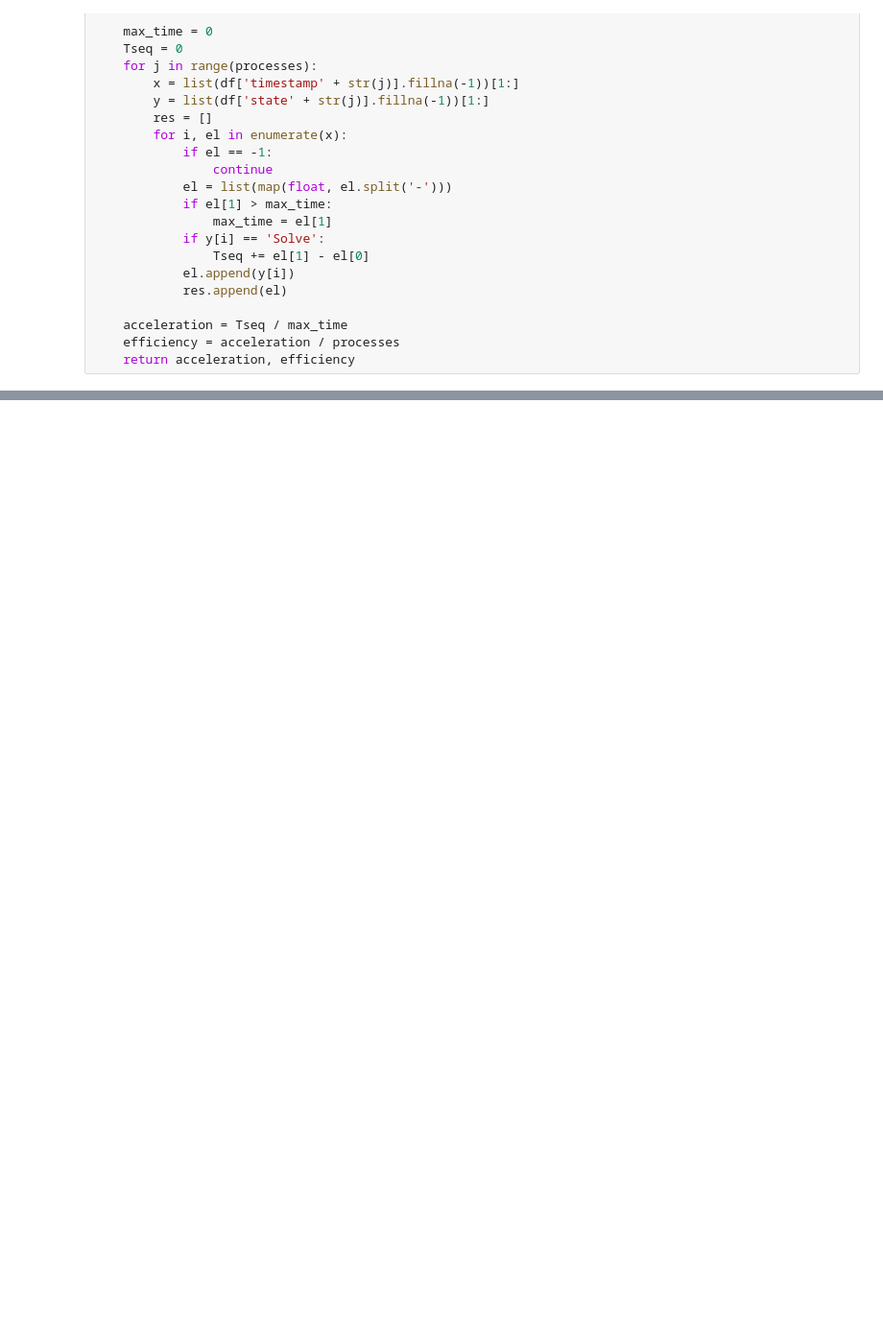
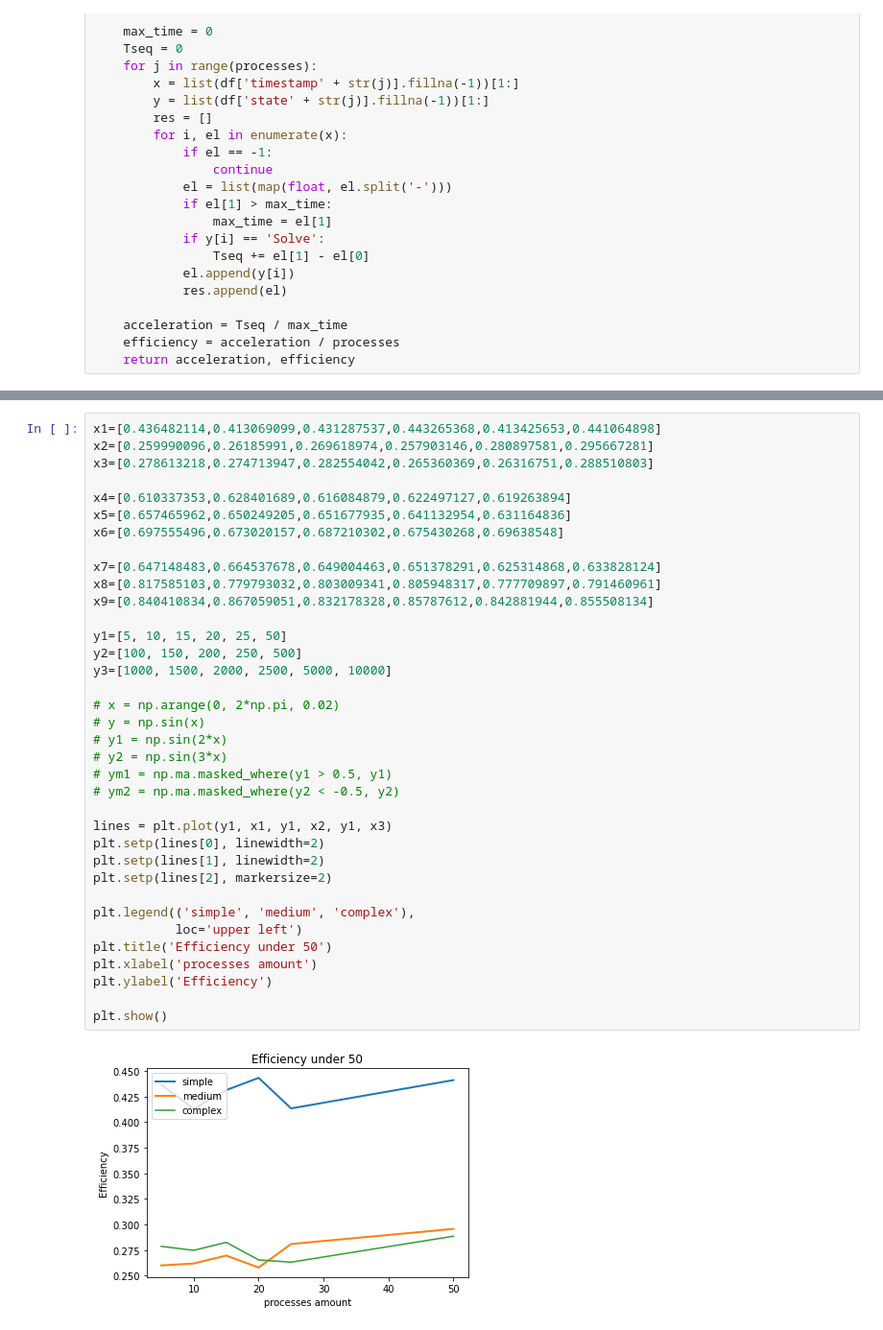
Before and after one commit to amonin7/HSECourseWork, a Jupyter notebook: Visualization.ipynb, the cells around one changed output, grey strips where cells are left out. Shown at 96% size. Saved outputs shown, nothing was run; the diff lists cells and outputs as text; blank space fills up the shorter version.

```diff
--- a/Visualization.ipynb
+++ b/Visualization.ipynb
@@ -145,0 +140,38 @@ Efficiency: 0.5562768100317518
+# %%
+x1=[0.436482114,0.413069099,0.431287537,0.443265368,0.413425653,0.441064898]
+x2=[0.259990096,0.26185991,0.269618974,0.257903146,0.280897581,0.295667281]
+x3=[0.278613218,0.274713947,0.282554042,0.265360369,0.26316751,0.288510803]
+
+x4=[0.610337353,0.628401689,0.616084879,0.622497127,0.619263894]
+x5=[0.657465962,0.650249205,0.651677935,0.641132954,0.631164836]
+x6=[0.697555496,0.673020157,0.687210302,0.675430268,0.69638548]
+
+x7=[0.647148483,0.664537678,0.649004463,0.651378291,0.625314868,0.633828124]
+x8=[0.817585103,0.779793032,0.803009341,0.805948317,0.777709897,0.791460961]
+x9=[0.840410834,0.867059051,0.832178328,0.85787612,0.842881944,0.855508134]
+
+y1=[5, 10, 15, 20, 25, 50]
+y2=[100, 150, 200, 250, 500]
+y3=[1000, 1500, 2000, 2500, 5000, 10000]
+
+# x = np.arange(0, 2*np.pi, 0.02)
+# y = np.sin(x)
+# y1 = np.sin(2*x)
+# y2 = np.sin(3*x)
+# ym1 = np.ma.masked_where(y1 > 0.5, y1)
+# ym2 = np.ma.masked_where(y2 < -0.5, y2)
+
+lines = plt.plot(y1, x1, y1, x2, y1, x3)
+plt.setp(lines[0], linewidth=2)
+plt.setp(lines[1], linewidth=2)
+plt.setp(lines[2], markersize=2)
+
+plt.legend(('simple', 'medium', 'complex'),
+           loc='upper left')
+plt.title('Efficiency under 50')
+plt.xlabel('processes amount')
+plt.ylabel('Efficiency')
+
+plt.show()
+# %% [output]
+[figure, added]
```
Also changed, not shown: parts of 13 cells of this notebook, 7 other files.
